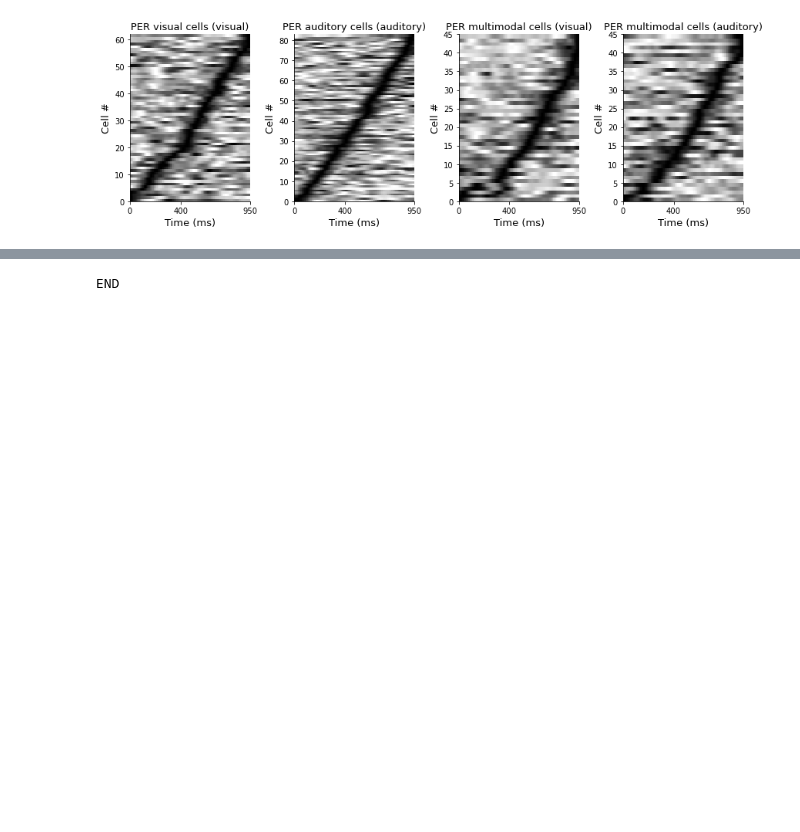
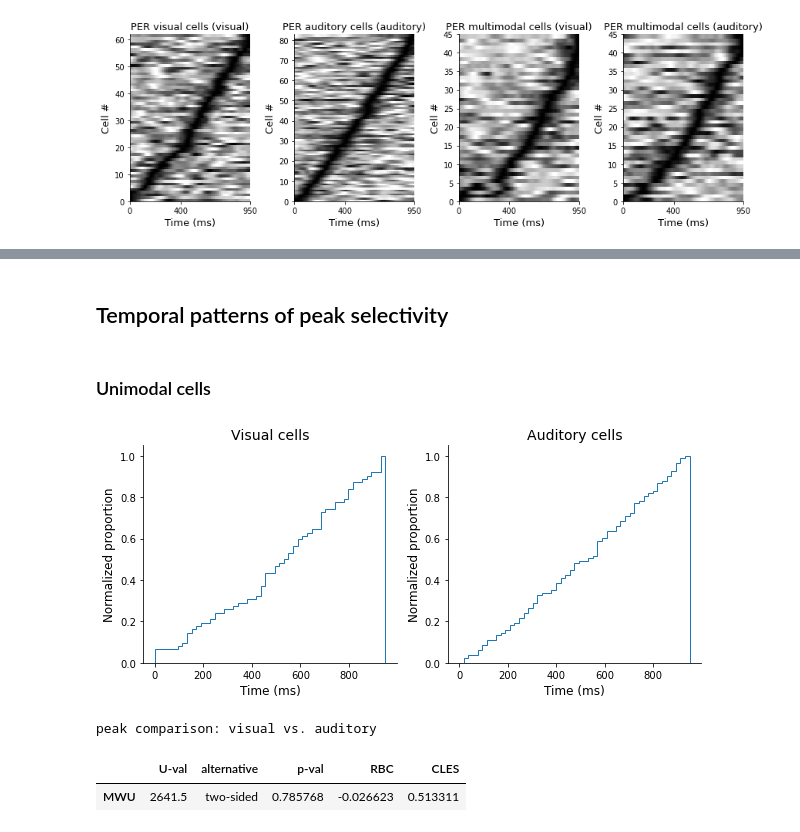
Before and after one commit to heung10/multimodal-object-recognition, a Jupyter notebook: neural/4.1 Object selectivity.ipynb, the cells around one changed output, grey strips where cells are left out. Drawn from its saved outputs; the diff is of its cells as text; code cells hidden in the pictures; blank space fills up the shorter version.

```diff
--- a/neural/4.1 Object selectivity.ipynb
+++ b/neural/4.1 Object selectivity.ipynb
@@ -42,7 +44,7 @@ today = str(date.today())
 # %%
 save_path = mother_path /'analysis'/'result'/'4.1 Object selectivity'/today
 cell_path = mother_path/'analysis'/'result'/'zFR export'/'13-Apr-2022 (5 trials)'
-data_path = mother_path /'analysis'/'result'/'4. Object selectivity'/'2023-05-15-1'
+data_path = mother_path /'analysis'/'result'/'4. Object selectivity'/'permutation'/'2023-05-15-1'
 
 cell_list = os.listdir(cell_path)
 
@@ -124,23 +126,3 @@ for i in range(4):
 plt.tight_layout()
 # %% [output]
 [figure]
-# %%
-visual = np.empty((0,95))
-visual_peak = []
-for key in f.keys():
-    region = f[key].attrs['Region']
-    cat = f[key].attrs['Category']
-
-    if region!='PER' or cat!='visual':
-        continue
-
-    visual_coef = np.array(f[f'{key}/visual_coef'])
-    peak = np.array(f[f'{key}/visual_peak'])
-
-    if visual_coef[peak]<0:
-        visual_coef = visual_coef*-1
-
-    visual = np.append(visual,[visual_coef],axis=0)
-    visual_peak.append(peak.item())
-
-visual_sorted = visual[np.argsort(visual_peak),:]
@@ -371,5 +129,32 @@ Wall time: 10min 35s
-# %%
-f.close()
-print('END')
-# %% [output]
-END
+# %% [markdown]
+## Temporal patterns of peak selectivity
+# %% [markdown]
+### Unimodal cells
+# %%
+PER_visual = df.loc[(df.Category=='visual')&(df.Region=='PER'),'key']
+PER_auditory = df.loc[(df.Category=='auditory')&(df.Region=='PER'),'key']
+
+
+visual_peak = np.array([np.array(f[f'{key}/visual_peak']).item() for key in PER_visual])*10
+auditory_peak = np.array([np.array(f[f'{key}/auditory_peak']).item() for key in PER_auditory])*10
+# %%
+fig,ax = plt.subplots(1,2,figsize=(10,4))
+
+ax[0].hist(visual_peak, range=(0,950), bins=50, cumulative=1, histtype='step', density=True);
+ax[0].set_ylabel('Normalized proportion',fontsize=12)
+ax[0].set_xlabel('Time (ms)',fontsize=12)
+ax[0].set_title('Visual cells',fontsize=14)
+
+ax[1].hist(auditory_peak, range=(0,950), bins=50, cumulative=1, histtype='step', density=True);
+ax[1].set_ylabel('Normalized proportion',fontsize=12)
+ax[1].set_xlabel('Time (ms)',fontsize=12)
+ax[1].set_title('Auditory cells',fontsize=14);
+# %% [output]
+[figure, added]
+# %%
+print('peak comparison: visual vs. auditory')
+pg.mwu(visual_peak,auditory_peak)
+# %% [output]
+peak comparison: visual vs. auditory
+|  | U-val | alternative | p-val | RBC | CLES |
+| MWU | 2641.5 | two-sided | 0.785768 | -0.026623 | 0.513311 |
```
Also changed, not shown: parts of 11 cells of this notebook.
